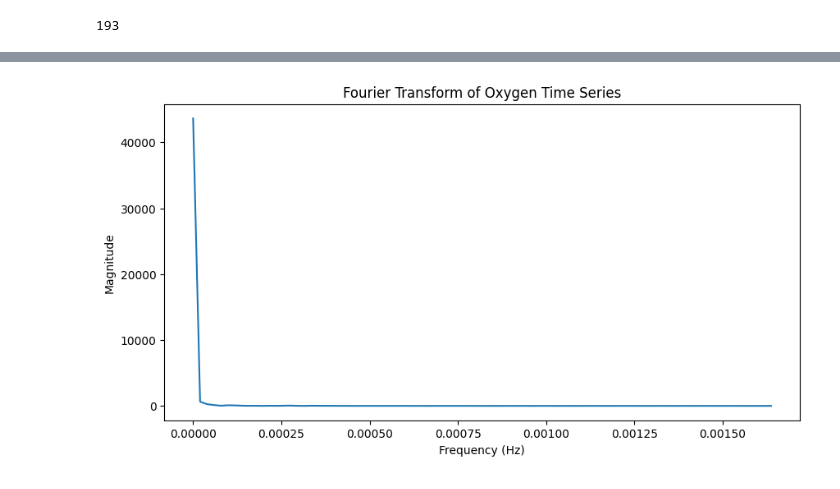
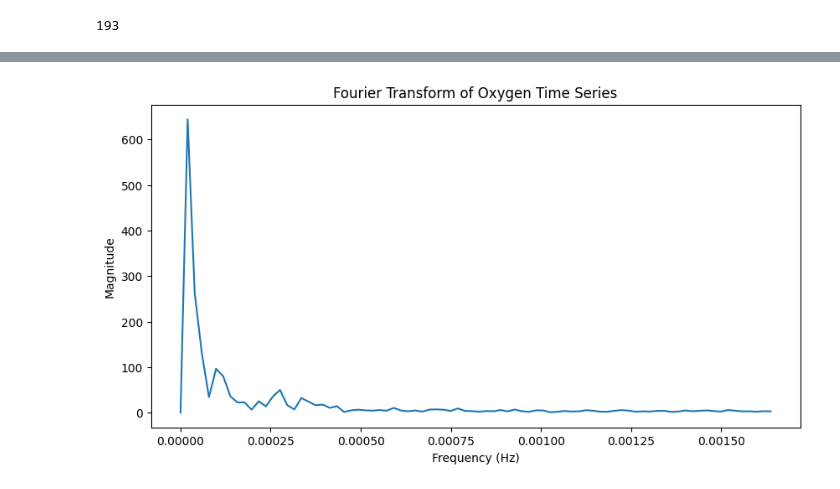
Before and after one commit to rzv09/smores_proj, a Jupyter notebook: src/analysis.ipynb, the cells around one changed output, grey strips where cells are left out. Drawn from its saved outputs; the diff is of its cells as text; code cells hidden in the pictures.

```diff
--- a/src/analysis.ipynb
+++ b/src/analysis.ipynb
@@ -216,18 +216,18 @@ plt.show()
 # %%
 time = fourth_piece.index
 oxygen = fourth_piece.values
 time_seconds = (time - time[0]).total_seconds()
 N = len(oxygen)  # Number of samples
 T = (time_seconds[1] - time_seconds[0])  # Sampling interval in seconds
 freqs = fftfreq(N, d=T)  # Frequency components
 fft_values = fft(oxygen)  # Perform FFT
-
+fft_values[0] = 0
 # Plot Frequency Spectrum (only positive frequencies)
 plt.figure(figsize=(10, 5))
 plt.plot(freqs[:N//2], np.abs(fft_values[:N//2]))  # Only positive frequencies
 plt.xlabel("Frequency (Hz)")
 plt.ylabel("Magnitude")
 plt.title("Fourier Transform of Oxygen Time Series")
 plt.show()
 # %% [output]
-[figure, old version]
+[figure, new version]
```
Also changed, not shown: parts of 3 cells of this notebook.
